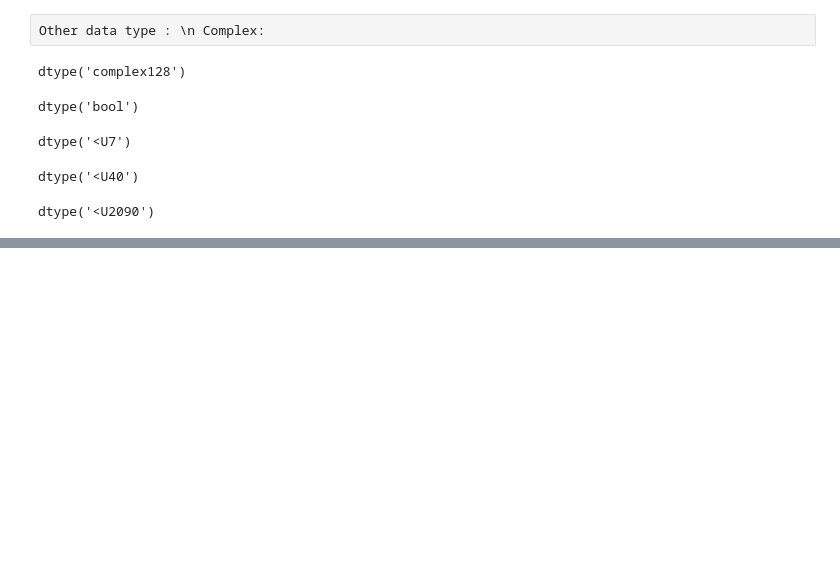
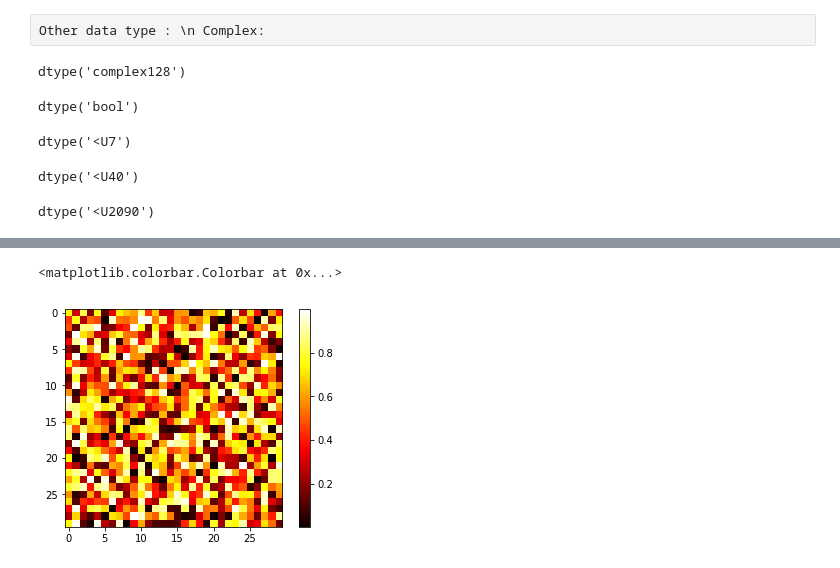
Before and after one commit to venkunikku/numpy_notebooks, a Jupyter notebook: 1.3.1. The NumPy array object.ipynb, the cells around one changed output, grey strips where cells are left out. Cells and saved outputs as stored; diff of their text form; code cells hidden in the pictures; blank space fills up the shorter version.

```diff
--- a/1.3.1. The NumPy array object.ipynb
+++ b/1.3.1. The NumPy array object.ipynb
@@ -378,0 +441,6 @@ dtype('<U2090')
+# %%
+plt.imshow(image, cmap=plt.cm.hot)
+plt.colorbar()
+# %% [output]
+<matplotlib.colorbar.Colorbar at 0x...>
+[figure, added]
```
Also changed, not shown: parts of 47 cells of this notebook.
